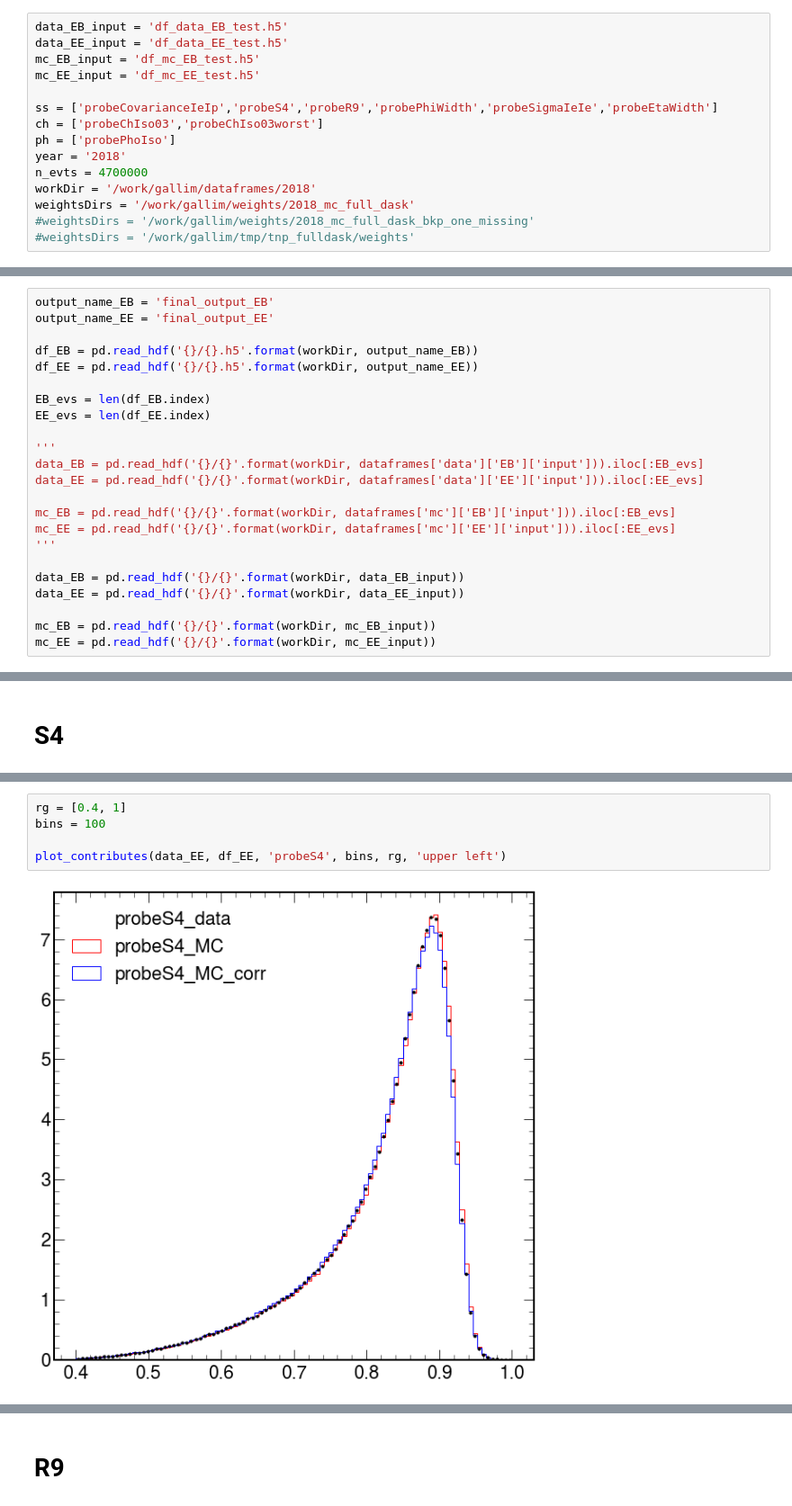
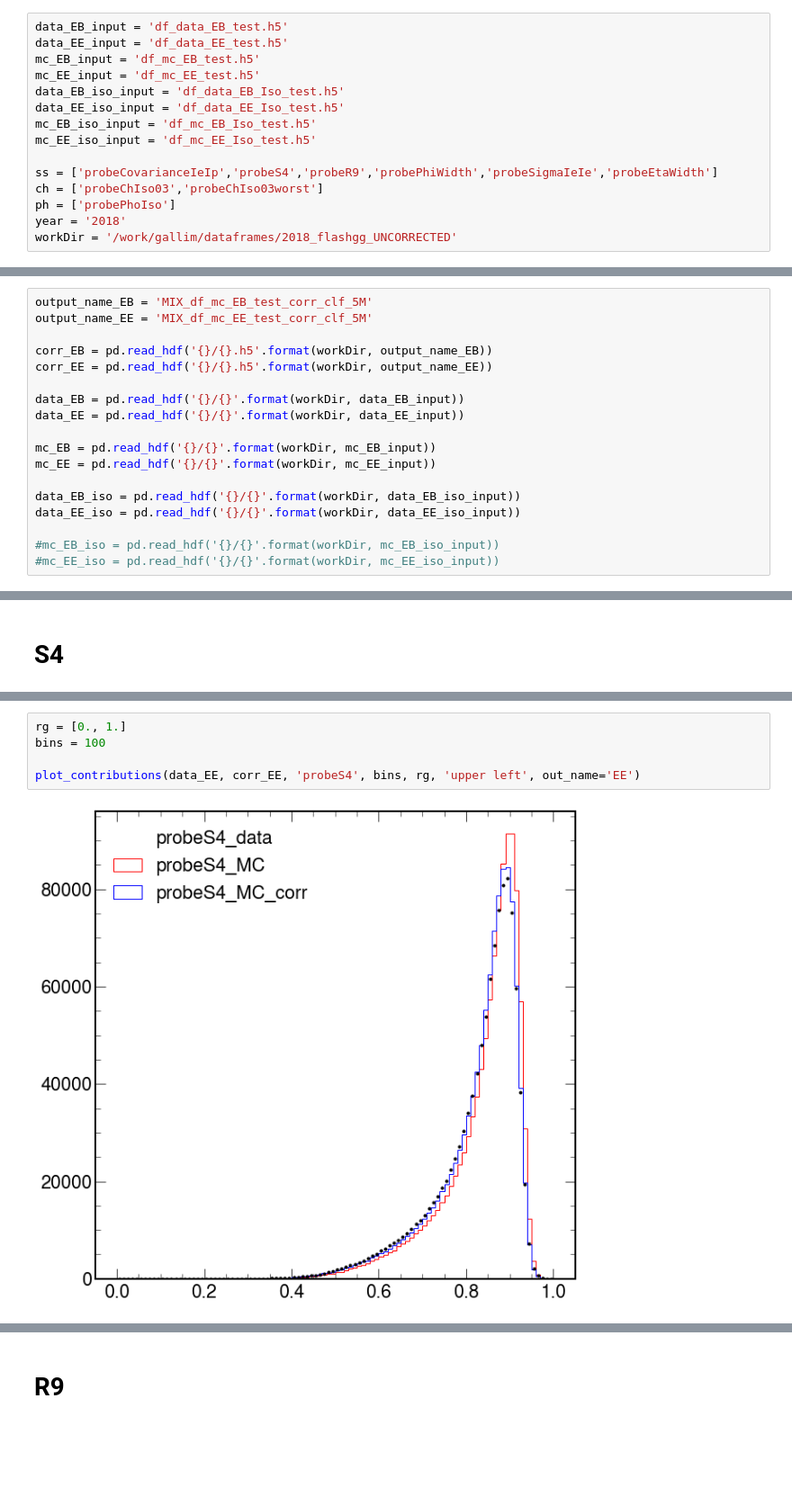
Before and after one commit to maxgalli/UsefulHEPScripts, a Jupyter notebook: TnP_2020/2018_plot_shapes.ipynb, the cells around one changed output, grey strips where cells are left out. Shown at 90% size. Saved outputs shown, nothing was run; the diff lists cells and outputs as text; blank space fills up the shorter version.

```diff
--- a/TnP_2020/2018_plot_shapes.ipynb
+++ b/TnP_2020/2018_plot_shapes.ipynb
@@ -12,16 +5,16 @@ data_EB_input = 'df_data_EB_test.h5'
 data_EE_input = 'df_data_EE_test.h5'
 mc_EB_input = 'df_mc_EB_test.h5'
 mc_EE_input = 'df_mc_EE_test.h5'
+data_EB_iso_input = 'df_data_EB_Iso_test.h5'
+data_EE_iso_input = 'df_data_EE_Iso_test.h5'
+mc_EB_iso_input = 'df_mc_EB_Iso_test.h5'
+mc_EE_iso_input = 'df_mc_EE_Iso_test.h5'
 
 ss = ['probeCovarianceIeIp','probeS4','probeR9','probePhiWidth','probeSigmaIeIe','probeEtaWidth']
 ch = ['probeChIso03','probeChIso03worst']
 ph = ['probePhoIso']
 year = '2018'
-n_evts = 4700000
-workDir = '/work/gallim/dataframes/2018'
-weightsDirs = '/work/gallim/weights/2018_mc_full_dask'
-#weightsDirs = '/work/gallim/weights/2018_mc_full_dask_bkp_one_missing'
-#weightsDirs = '/work/gallim/tmp/tnp_fulldask/weights'
+workDir = '/work/gallim/dataframes/2018_flashgg_UNCORRECTED'
 # %%
 cols = ["mass","probeScEnergy","probeScEta","probePhi","run","weight",
         "weight_clf","rho","probeR9","probeSigmaIeIe","probePhiWidth",
@@ -37,25 +30,20 @@ import pandas as pd
 # %%
 plt.style.use(mplhep.style.CMS)
 # %%
-output_name_EB = 'final_output_EB'
-output_name_EE = 'final_output_EE'
+output_name_EB = 'MIX_df_mc_EB_test_corr_clf_5M'
+output_name_EE = 'MIX_df_mc_EE_test_corr_clf_5M'
 
-df_EB = pd.read_hdf('{}/{}.h5'.format(workDir, output_name_EB))
-df_EE = pd.read_hdf('{}/{}.h5'.format(workDir, output_name_EE))
-
-EB_evs = len(df_EB.index)
-EE_evs = len(df_EE.index)
-
-'''
-data_EB = pd.read_hdf('{}/{}'.format(workDir, dataframes['data']['EB']['input'])).iloc[:EB_evs]
-data_EE = pd.read_hdf('{}/{}'.format(workDir, dataframes['data']['EE']['input'])).iloc[:EE_evs]
-
-mc_EB = pd.read_hdf('{}/{}'.format(workDir, dataframes['mc']['EB']['input'])).iloc[:EB_evs]
-mc_EE = pd.read_hdf('{}/{}'.format(workDir, dataframes['mc']['EE']['input'])).iloc[:EE_evs]
-'''
+corr_EB = pd.read_hdf('{}/{}.h5'.format(workDir, output_name_EB))
+corr_EE = pd.read_hdf('{}/{}.h5'.format(workDir, output_name_EE))
 
 data_EB = pd.read_hdf('{}/{}'.format(workDir, data_EB_input))
 data_EE = pd.read_hdf('{}/{}'.format(workDir, data_EE_input))
 
 mc_EB = pd.read_hdf('{}/{}'.format(workDir, mc_EB_input))
 mc_EE = pd.read_hdf('{}/{}'.format(workDir, mc_EE_input))
+
+data_EB_iso = pd.read_hdf('{}/{}'.format(workDir, data_EB_iso_input))
+data_EE_iso = pd.read_hdf('{}/{}'.format(workDir, data_EE_iso_input))
+
+#mc_EB_iso = pd.read_hdf('{}/{}'.format(workDir, mc_EB_iso_input))
+#mc_EE_iso = pd.read_hdf('{}/{}'.format(workDir, mc_EE_iso_input))
@@ -128,8 +228,8 @@ plot_contributes(data_EB, df_EB, 'probeS4', bins, rg, 'upper left')
 # %%
-rg = [0.4, 1]
+rg = [0., 1.]
 bins = 100
 
-plot_contributes(data_EE, df_EE, 'probeS4', bins, rg, 'upper left')
+plot_contributions(data_EE, corr_EE, 'probeS4', bins, rg, 'upper left', out_name='EE')
 # %% [output]
-[figure, old version]
+[figure, new version]
 # %%
```
Also changed, not shown: parts of 49 cells of this notebook, 3 other files.
